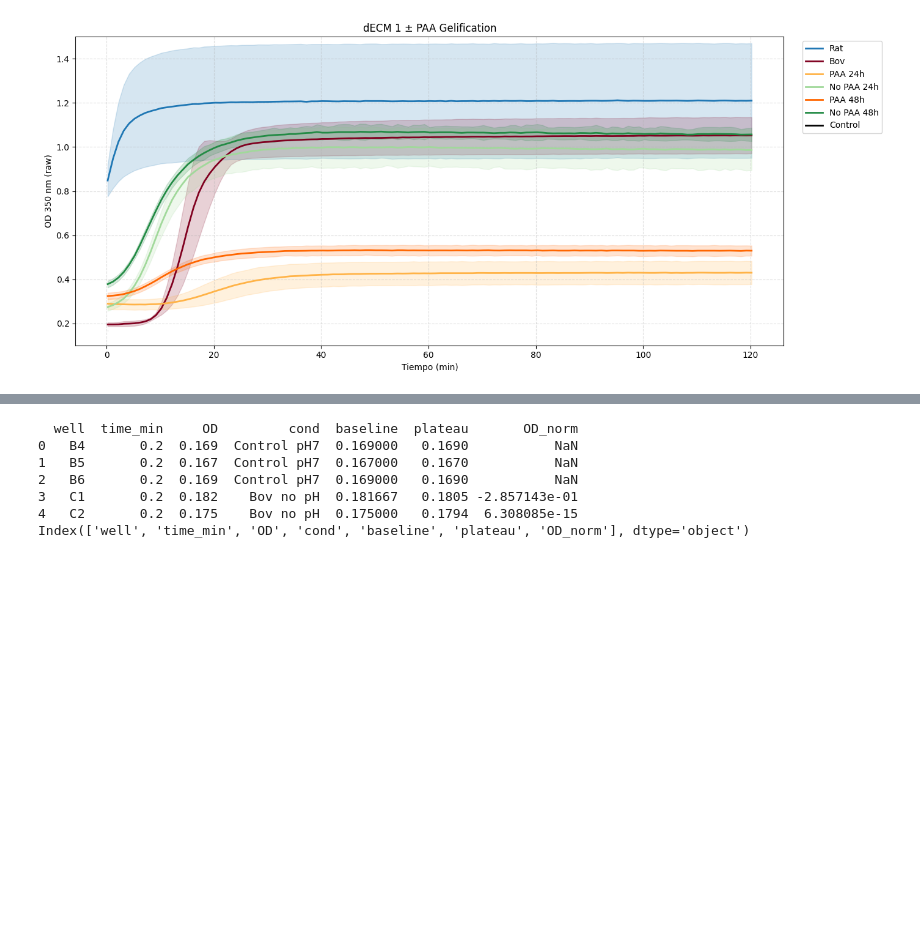
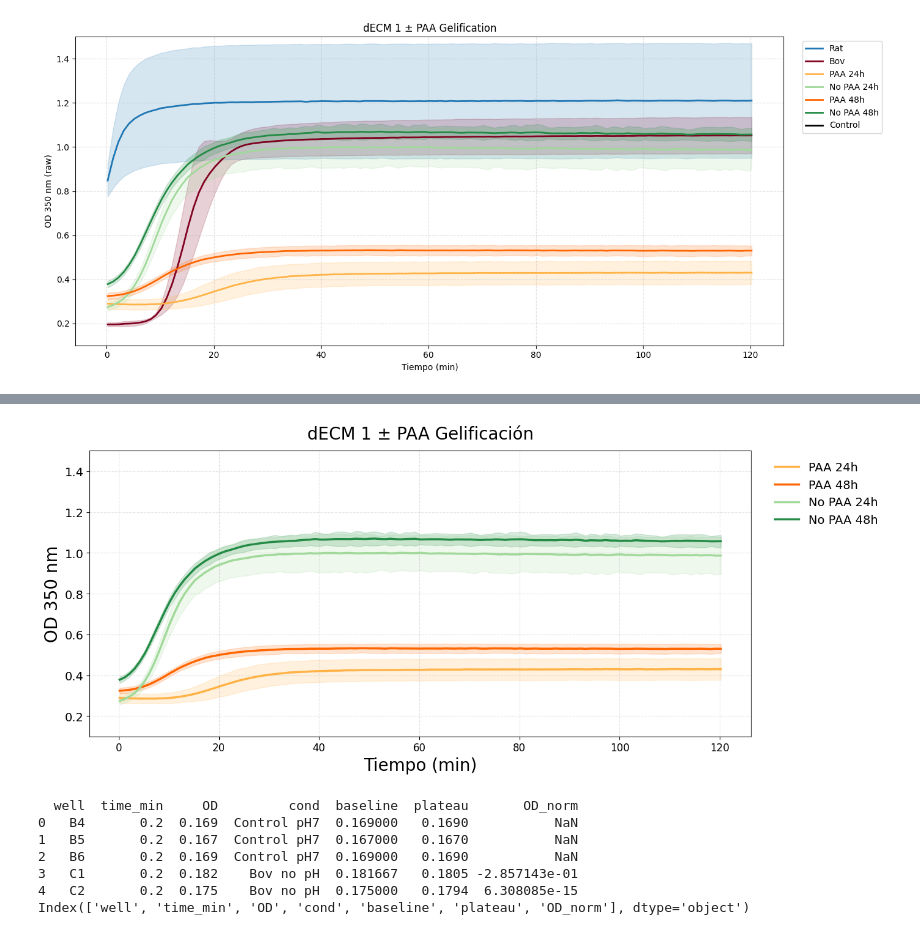
Before and after one commit to Bertaalcolea/Collagen_studies, a Jupyter notebook: dECM1.ipynb, the cells around one changed output, grey strips where cells are left out. Drawn from its saved outputs; the diff is of its cells as text; code cells hidden in the pictures; blank space fills up the shorter version.

```diff
--- a/dECM1.ipynb
+++ b/dECM1.ipynb
@@ -319,3 +360,55 @@ plt.show()
+# %%
+plt.figure(figsize=(14,6))
+
+for cond in orden_leyenda_paa:
+    dfc = summary_ph7[summary_ph7["cond_simple"] == cond]
+    if dfc.empty:
+        continue
+
+    dfc = dfc.sort_values("time_min")
+
+    plt.plot(
+        dfc["time_min"],
+        dfc["OD_mean"],
+        color=colores_simple[cond],
+        label=cond,
+        linewidth=2.5   # un pelín más elegante, como en velocity
+    )
+    plt.fill_between(
+        dfc["time_min"],
+        dfc["OD_mean"] - dfc["OD_sd"],
+        dfc["OD_mean"] + dfc["OD_sd"],
+        color=colores_simple[cond],
+        alpha=0.18
+    )
+
+# ----- Textos (MISMO TAMAÑO QUE VELOCITY) -----
+plt.title("dECM 1 ± PAA Gelificación", fontsize=20, pad=14)
+plt.xlabel("Tiempo (min)", fontsize=20)
+plt.ylabel("OD 350 nm", fontsize=20)
+
+# ----- Límites -----
+plt.ylim(0.1, 1.5)
+
+# ----- Ticks -----
+plt.tick_params(axis="y", labelsize=14)
+plt.tick_params(axis="x", labelsize=12)
+
+# ----- Cuadrícula -----
+plt.grid(True, linestyle="--", alpha=0.35)
+
+# ----- Leyenda -----
+plt.legend(
+    bbox_to_anchor=(1.02, 1),
+    loc="upper left",
+    fontsize=14,
+    frameon=False
+)
+
+plt.tight_layout()
+plt.show()
+# %% [output]
+[figure, added]
 # %%
 # --- Normalización por pozo ---
 
```
Also changed, not shown: parts of 1 cell of this notebook.
